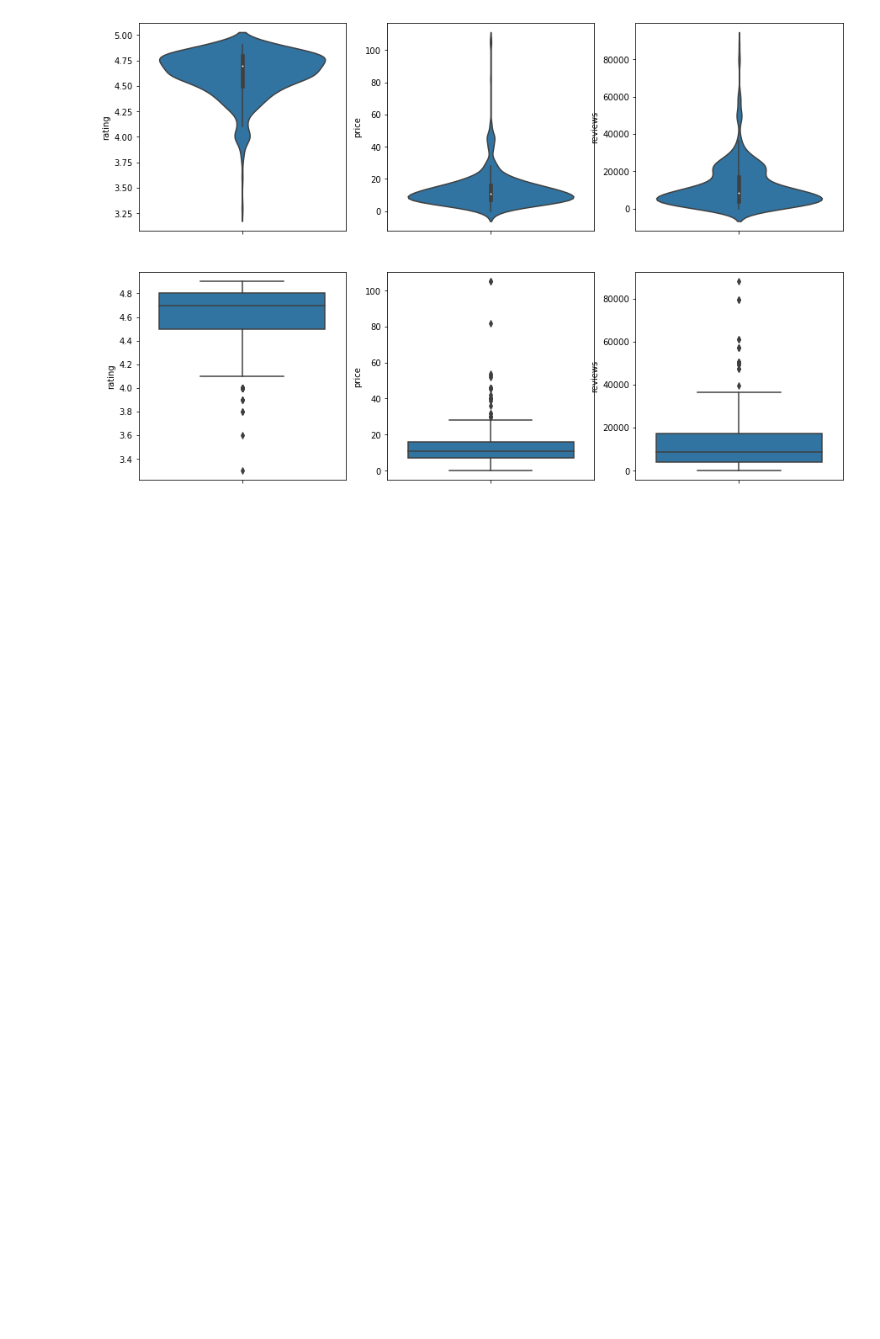
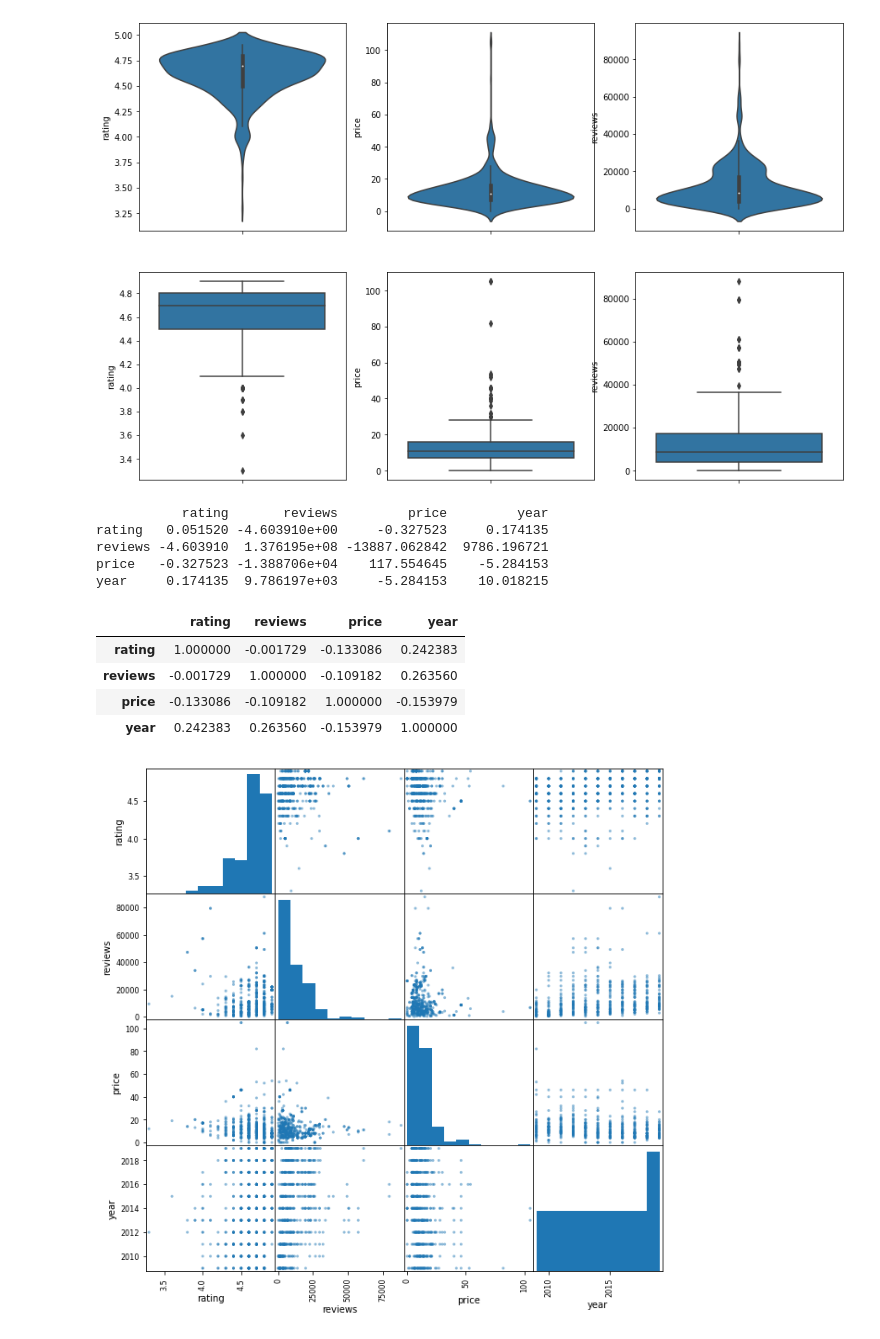
Before and after one commit to PhilipPhan/AmazonBestSellingBooks, a Jupyter notebook: amazon_books_EDA.ipynb, the cells around one changed output. Saved outputs shown, nothing was run; the diff lists cells and outputs as text; code cells hidden in the pictures; blank space fills up the shorter version.

```diff
--- a/amazon_books_EDA.ipynb
+++ b/amazon_books_EDA.ipynb
@@ -158,3 +158,22 @@ sns.boxplot(data = df, y = 'reviews')
 # %% [output]
 <AxesSubplot:ylabel='reviews'>
 [figure]
+# %%
+#show model correlation between amount of review and price
+#use .corr
+from pandas.plotting import scatter_matrix
+sm = scatter_matrix(df, figsize=(10, 10))
+print(df.cov())
+df.corr()
+# %% [output]
+           rating       reviews         price         year
+rating   0.051520 -4.603910e+00     -0.327523     0.174135
+reviews -4.603910  1.376195e+08 -13887.062842  9786.196721
+price   -0.327523 -1.388706e+04    117.554645    -5.284153
+year     0.174135  9.786197e+03     -5.284153    10.018215
+|  | rating | reviews | price | year |
+| rating | 1.000000 | -0.001729 | -0.133086 | 0.242383 |
+| reviews | -0.001729 | 1.000000 | -0.109182 | 0.263560 |
+| price | -0.133086 | -0.109182 | 1.000000 | -0.153979 |
+| year | 0.242383 | 0.263560 | -0.153979 | 1.000000 |
+[figure, added]
```
